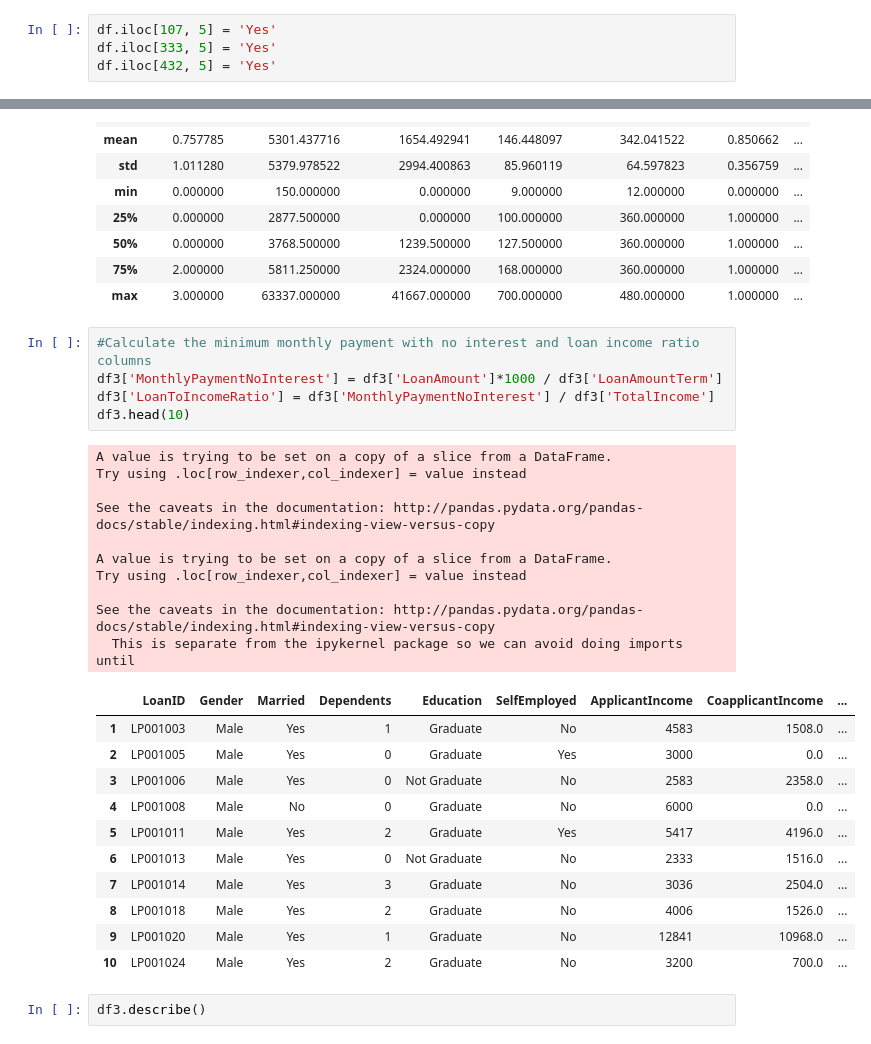
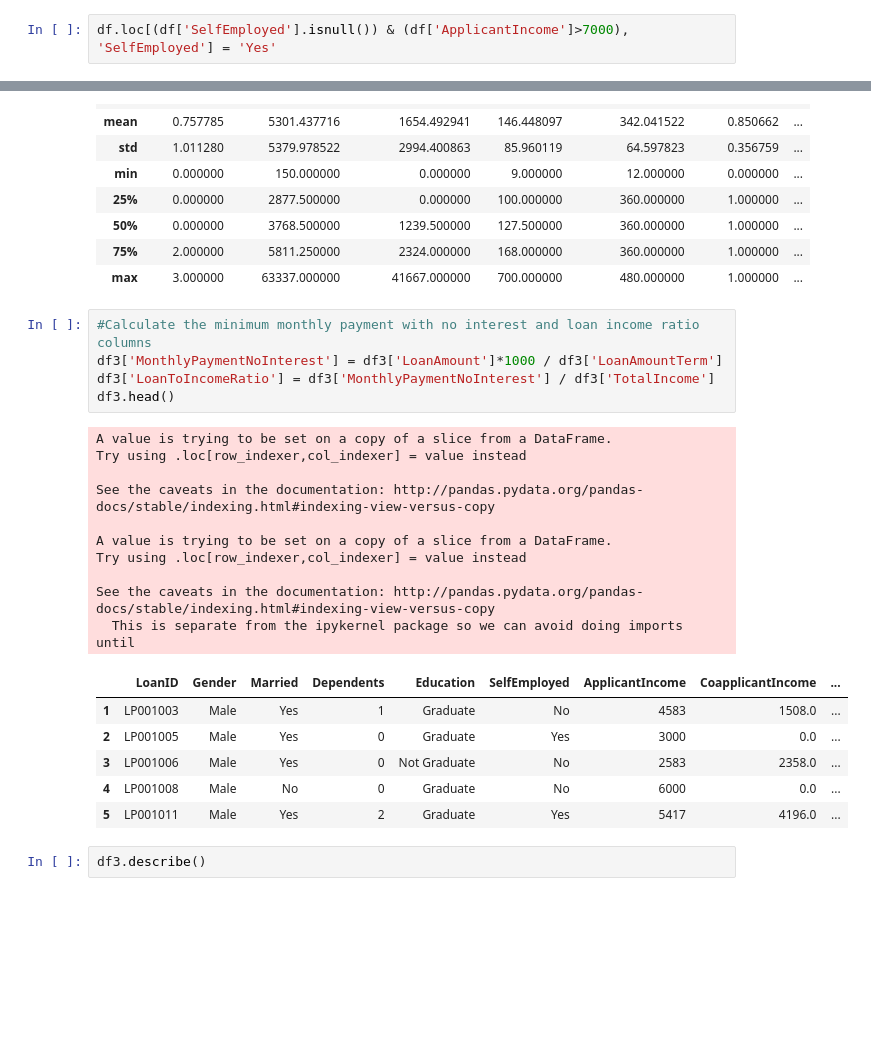
Before and after one commit to sedale33/Springboard, a Jupyter notebook: CP1HomeLoan.ipynb, the cells around one changed output, grey strips where cells are left out. Drawn from its saved outputs; the diff is of its cells as text; blank space fills up the shorter version.

```diff
--- a/CP1HomeLoan.ipynb
+++ b/CP1HomeLoan.ipynb
@@ -106,10 +108,8 @@ df[df['SelfEmployed'].isnull()][df['ApplicantIncome']>5000]
 | 463 | LP002489 | Female | No | 1 | Not Graduate | NaN | 5191 | 0.0 | ... |
 # %% [markdown]
 Two of the applicant's income was over 10,000 and they live in the Urban and Semiurban areas therefore it is quite likely that they are selfemployed. One applicant lives in the rural area, he doesn't have a higher education and has an income of 7,333 may possible be selfemployed.
-# %%
-df.iloc[107, 5] = 'Yes'
-df.iloc[333, 5] = 'Yes'
-df.iloc[432, 5] = 'Yes'
+# %%
+df.loc[(df['SelfEmployed'].isnull()) & (df['ApplicantIncome']>7000), 'SelfEmployed'] = 'Yes'
 # %%
 df.isnull().sum()
 # %% [output]
@@ -236,30 +236,25 @@ df3.describe()
 # %%
 #Calculate the minimum monthly payment with no interest and loan income ratio columns
 df3['MonthlyPaymentNoInterest'] = df3['LoanAmount']*1000 / df3['LoanAmountTerm']
 df3['LoanToIncomeRatio'] = df3['MonthlyPaymentNoInterest'] / df3['TotalIncome']
-df3.head(10)
+df3.head()
 # %% [output]
 A value is trying to be set on a copy of a slice from a DataFrame.
 Try using .loc[row_indexer,col_indexer] = value instead
 
 See the caveats in the documentation: http://pandas.pydata.org/pandas-docs/stable/indexing.html#indexing-view-versus-copy
 
 A value is trying to be set on a copy of a slice from a DataFrame.
 Try using .loc[row_indexer,col_indexer] = value instead
 
 See the caveats in the documentation: http://pandas.pydata.org/pandas-docs/stable/indexing.html#indexing-view-versus-copy
   This is separate from the ipykernel package so we can avoid doing imports until
 |  | LoanID | Gender | Married | Dependents | Education | SelfEmployed | ApplicantIncome | CoapplicantIncome | ... |
 | 1 | LP001003 | Male | Yes | 1 | Graduate | No | 4583 | 1508.0 | ... |
 | 2 | LP001005 | Male | Yes | 0 | Graduate | Yes | 3000 | 0.0 | ... |
 | 3 | LP001006 | Male | Yes | 0 | Not Graduate | No | 2583 | 2358.0 | ... |
 | 4 | LP001008 | Male | No | 0 | Graduate | No | 6000 | 0.0 | ... |
 | 5 | LP001011 | Male | Yes | 2 | Graduate | Yes | 5417 | 4196.0 | ... |
-| 6 | LP001013 | Male | Yes | 0 | Not Graduate | No | 2333 | 1516.0 | ... |
-| 7 | LP001014 | Male | Yes | 3 | Graduate | No | 3036 | 2504.0 | ... |
-| 8 | LP001018 | Male | Yes | 2 | Graduate | No | 4006 | 1526.0 | ... |
-| 9 | LP001020 | Male | Yes | 1 | Graduate | No | 12841 | 10968.0 | ... |
-| 10 | LP001024 | Male | Yes | 2 | Graduate | No | 3200 | 700.0 | ... |
 # %%
 df3.describe()
 # %% [output]
```
Also changed, not shown: parts of 51 cells of this notebook.
